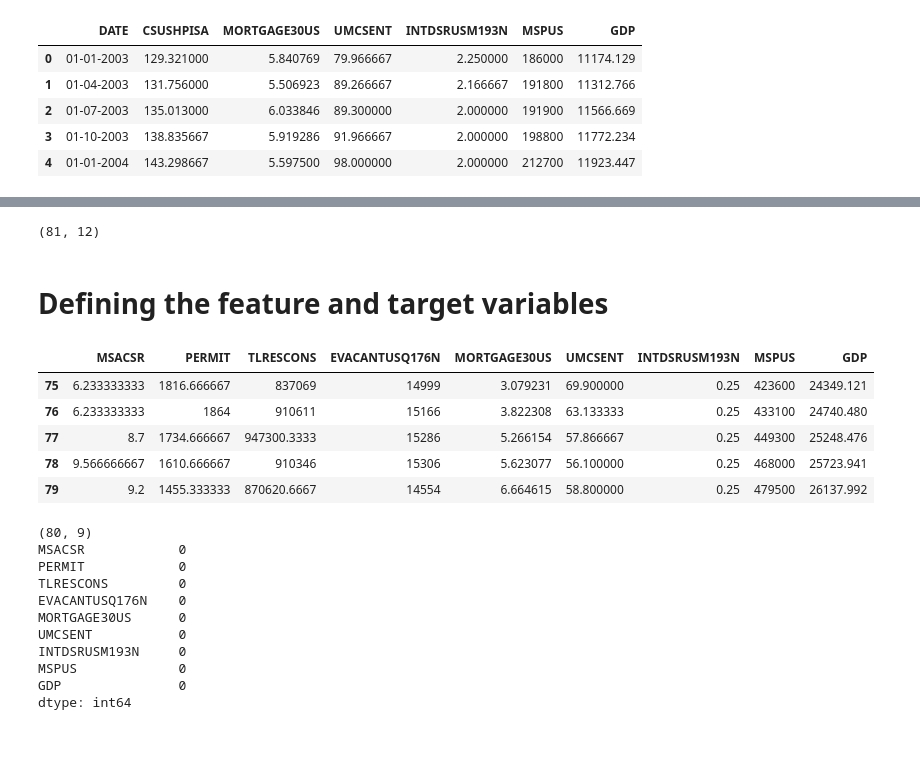
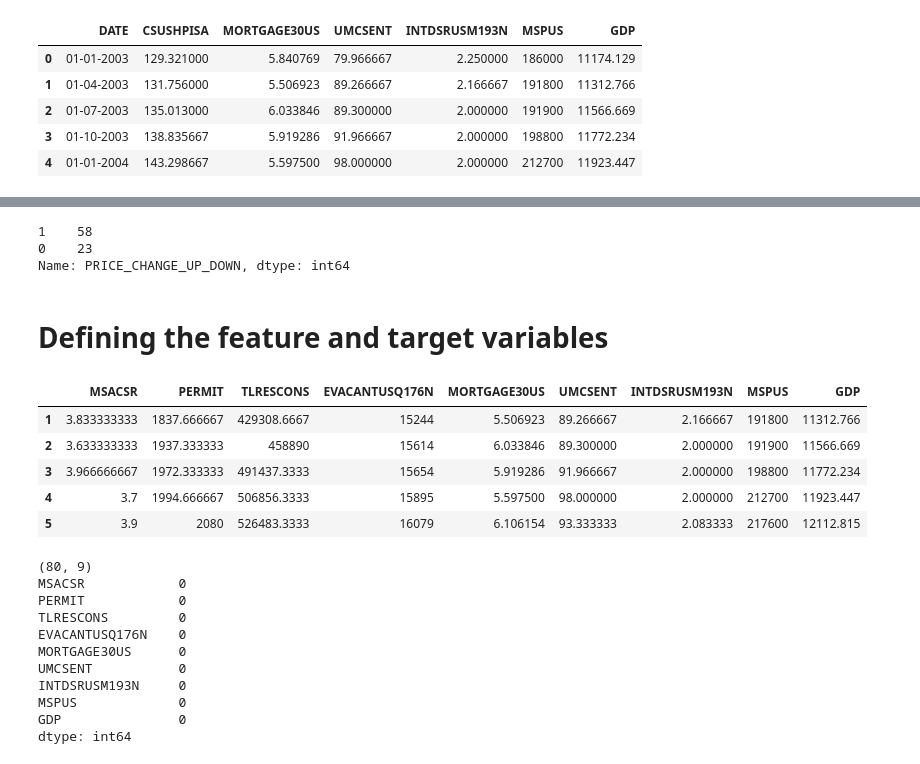
Before and after one commit to CptSasquatch/project-4, a Jupyter notebook: jason/us_housing_q.ipynb, the cells around one changed output, grey strips where cells are left out. Drawn from its saved outputs; the diff is of its cells as text; code cells hidden in the pictures.

```diff
--- a/jason/us_housing_q.ipynb
+++ b/jason/us_housing_q.ipynb
@@ -83,3 +83,7 @@ combined_df.tail()
 | 78 | 01-07-2022 | 301.7263333 | 9.566666667 | 1610.666667 | 910346 | 15306 | 5.623077 | 56.100000 | 0.25 | ... |
 | 79 | 01-10-2022 | 297.8966667 | 9.2 | 1455.333333 | 870620.6667 | 14554 | 6.664615 | 58.800000 | 0.25 | ... |
 | 80 | 01-01-2023 | 294.30366667 | 8.033333333 | 1424.333333 | 842559.6667 | 15053 | 6.372308 | 64.633333 | 0.25 | ... |
+# %%
+# create a new column called 'PRICE_CHANGE_UP_DOWN' and set the values to 0 if the value of the 'CSUSHPISA' column is less than the value of the previous row, otherwise set the value to 1
+combined_df["PRICE_CHANGE_UP_DOWN"] = np.where(combined_df["CSUSHPISA"] < combined_df["CSUSHPISA"].shift(1), 0, 1)
+combined_df.tail()
@@ -86,28 +97,32 @@ combined_df.tail()
 # %%
 # create a new column for CSUSHPISA that is the value from the next row
 combined_df["CSUSHPISA_NEXT_Q"] = combined_df["CSUSHPISA"].shift(-1)
-# %%
-combined_df.shape
-# %% [output]
-(81, 12)
+# %%
+# get the value counts for the PRICE_CHANGE_UP_DOWN column
+combined_df["PRICE_CHANGE_UP_DOWN"].value_counts()
+# %% [output]
+1    58
+0    23
+Name: PRICE_CHANGE_UP_DOWN, dtype: int64
 # %% [markdown]
 # Defining the feature and target variables
 # %%
 # Define features set
 X = combined_df.copy()
 X = X.drop("DATE", axis=1)
 X = X.drop("CSUSHPISA", axis=1)
 X = X.drop("CSUSHPISA_NEXT_Q", axis=1)
-# drop last row
-X = X[:-1]
-X.tail()
+X = X.drop("PRICE_CHANGE_UP_DOWN", axis=1)
+# drop first row
+X = X.iloc[1:]
+X.head()
 # %% [output]
 |  | MSACSR | PERMIT | TLRESCONS | EVACANTUSQ176N | MORTGAGE30US | UMCSENT | INTDSRUSM193N | MSPUS | GDP |
-| 75 | 6.233333333 | 1816.666667 | 837069 | 14999 | 3.079231 | 69.900000 | 0.25 | 423600 | 24349.121 |
-| 76 | 6.233333333 | 1864 | 910611 | 15166 | 3.822308 | 63.133333 | 0.25 | 433100 | 24740.480 |
-| 77 | 8.7 | 1734.666667 | 947300.3333 | 15286 | 5.266154 | 57.866667 | 0.25 | 449300 | 25248.476 |
-| 78 | 9.566666667 | 1610.666667 | 910346 | 15306 | 5.623077 | 56.100000 | 0.25 | 468000 | 25723.941 |
-| 79 | 9.2 | 1455.333333 | 870620.6667 | 14554 | 6.664615 | 58.800000 | 0.25 | 479500 | 26137.992 |
+| 1 | 3.833333333 | 1837.666667 | 429308.6667 | 15244 | 5.506923 | 89.266667 | 2.166667 | 191800 | 11312.766 |
+| 2 | 3.633333333 | 1937.333333 | 458890 | 15614 | 6.033846 | 89.300000 | 2.000000 | 191900 | 11566.669 |
+| 3 | 3.966666667 | 1972.333333 | 491437.3333 | 15654 | 5.919286 | 91.966667 | 2.000000 | 198800 | 11772.234 |
+| 4 | 3.7 | 1994.666667 | 506856.3333 | 15895 | 5.597500 | 98.000000 | 2.000000 | 212700 | 11923.447 |
+| 5 | 3.9 | 2080 | 526483.3333 | 16079 | 6.106154 | 93.333333 | 2.083333 | 217600 | 12112.815 |
 # %%
 # checking the shape of X and if there are any null values
 print(X.shape)
```
Also changed, not shown: parts of 14 cells of this notebook, 2 other files.
